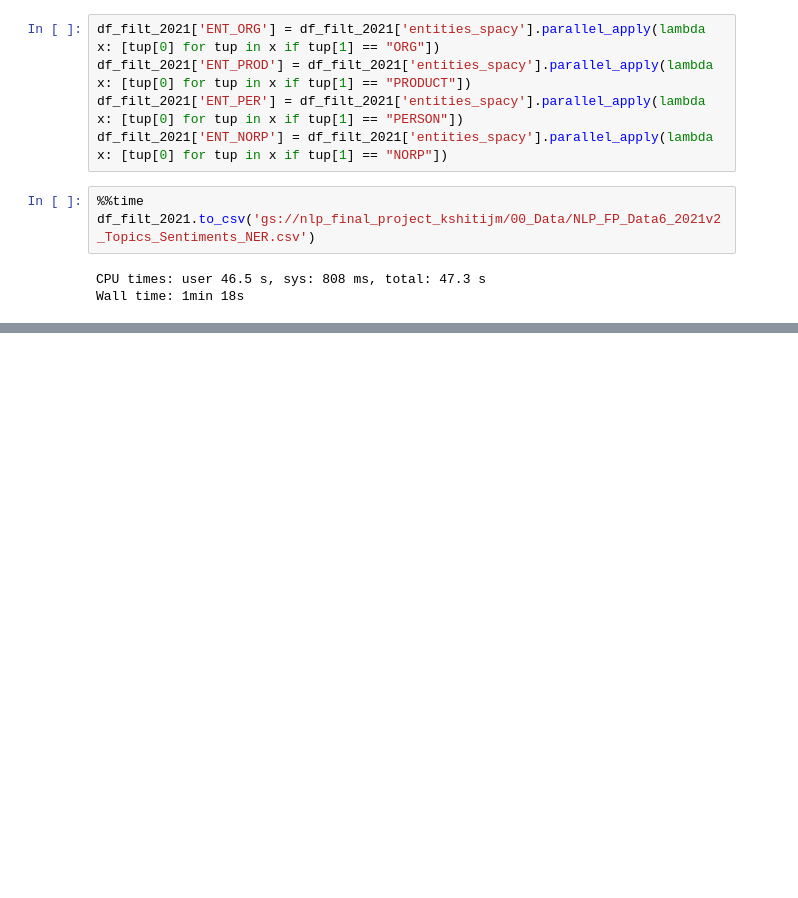
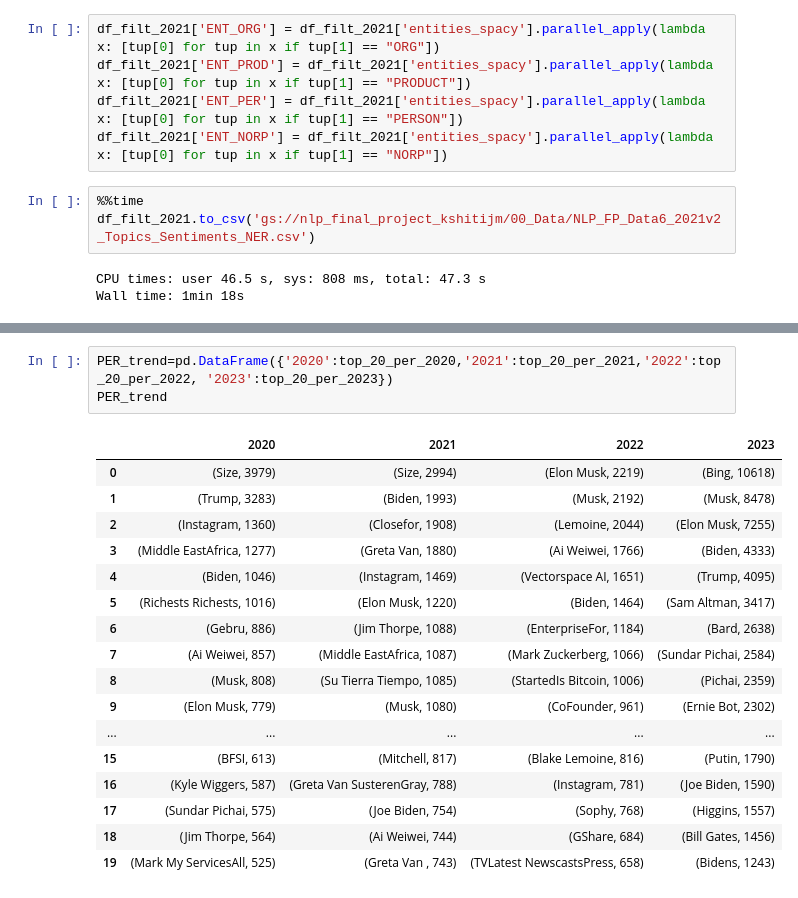
Before and after one commit to kshitij-mittal/Impact_Analysis_GenAI, a Jupyter notebook: 061_EntityExtraction_Spacy.ipynb, the cells around one changed output, grey strips where cells are left out. Drawn from its saved outputs; the diff is of its cells as text; blank space fills up the shorter version.

```diff
--- a/061_EntityExtraction_Spacy.ipynb
+++ b/061_EntityExtraction_Spacy.ipynb
@@ -306,0 +390,21 @@ Wall time: 14min 56s
+# %%
+PER_trend=pd.DataFrame({'2020':top_20_per_2020,'2021':top_20_per_2021,'2022':top_20_per_2022, '2023':top_20_per_2023})
+PER_trend
+# %% [output]
+|  | 2020 | 2021 | 2022 | 2023 |
+| 0 | (Size, 3979) | (Size, 2994) | (Elon Musk, 2219) | (Bing, 10618) |
+| 1 | (Trump, 3283) | (Biden, 1993) | (Musk, 2192) | (Musk, 8478) |
+| 2 | (Instagram, 1360) | (Closefor, 1908) | (Lemoine, 2044) | (Elon Musk, 7255) |
+| 3 | (Middle EastAfrica, 1277) | (Greta Van, 1880) | (Ai Weiwei, 1766) | (Biden, 4333) |
+| 4 | (Biden, 1046) | (Instagram, 1469) | (Vectorspace AI, 1651) | (Trump, 4095) |
+| 5 | (Richests Richests, 1016) | (Elon Musk, 1220) | (Biden, 1464) | (Sam Altman, 3417) |
+| 6 | (Gebru, 886) | (Jim Thorpe, 1088) | (EnterpriseFor, 1184) | (Bard, 2638) |
+| 7 | (Ai Weiwei, 857) | (Middle EastAfrica, 1087) | (Mark Zuckerberg, 1066) | (Sundar Pichai, 2584) |
+| 8 | (Musk, 808) | (Su Tierra Tiempo, 1085) | (StartedIs Bitcoin, 1006) | (Pichai, 2359) |
+| 9 | (Elon Musk, 779) | (Musk, 1080) | (CoFounder, 961) | (Ernie Bot, 2302) |
+| ... | ... | ... | ... | ... |
+| 15 | (BFSI, 613) | (Mitchell, 817) | (Blake Lemoine, 816) | (Putin, 1790) |
+| 16 | (Kyle Wiggers, 587) | (Greta Van SusterenGray, 788) | (Instagram, 781) | (Joe Biden, 1590) |
+| 17 | (Sundar Pichai, 575) | (Joe Biden, 754) | (Sophy, 768) | (Higgins, 1557) |
+| 18 | (Jim Thorpe, 564) | (Ai Weiwei, 744) | (GShare, 684) | (Bill Gates, 1456) |
+| 19 | (Mark My ServicesAll, 525) | (Greta Van , 743) | (TVLatest NewscastsPress, 658) | (Bidens, 1243) |
```
Also changed, not shown: parts of 17 cells of this notebook, 4 other files.
